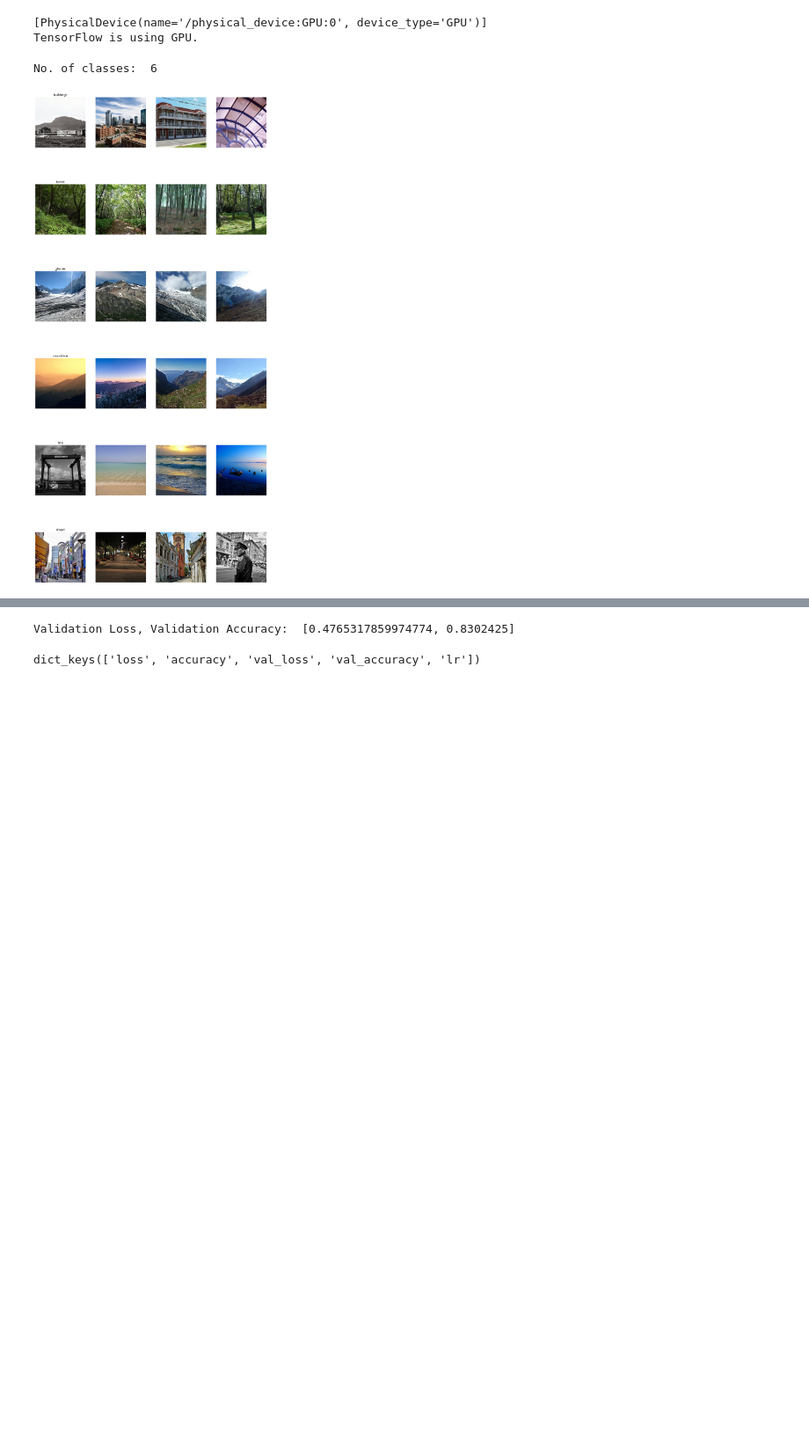
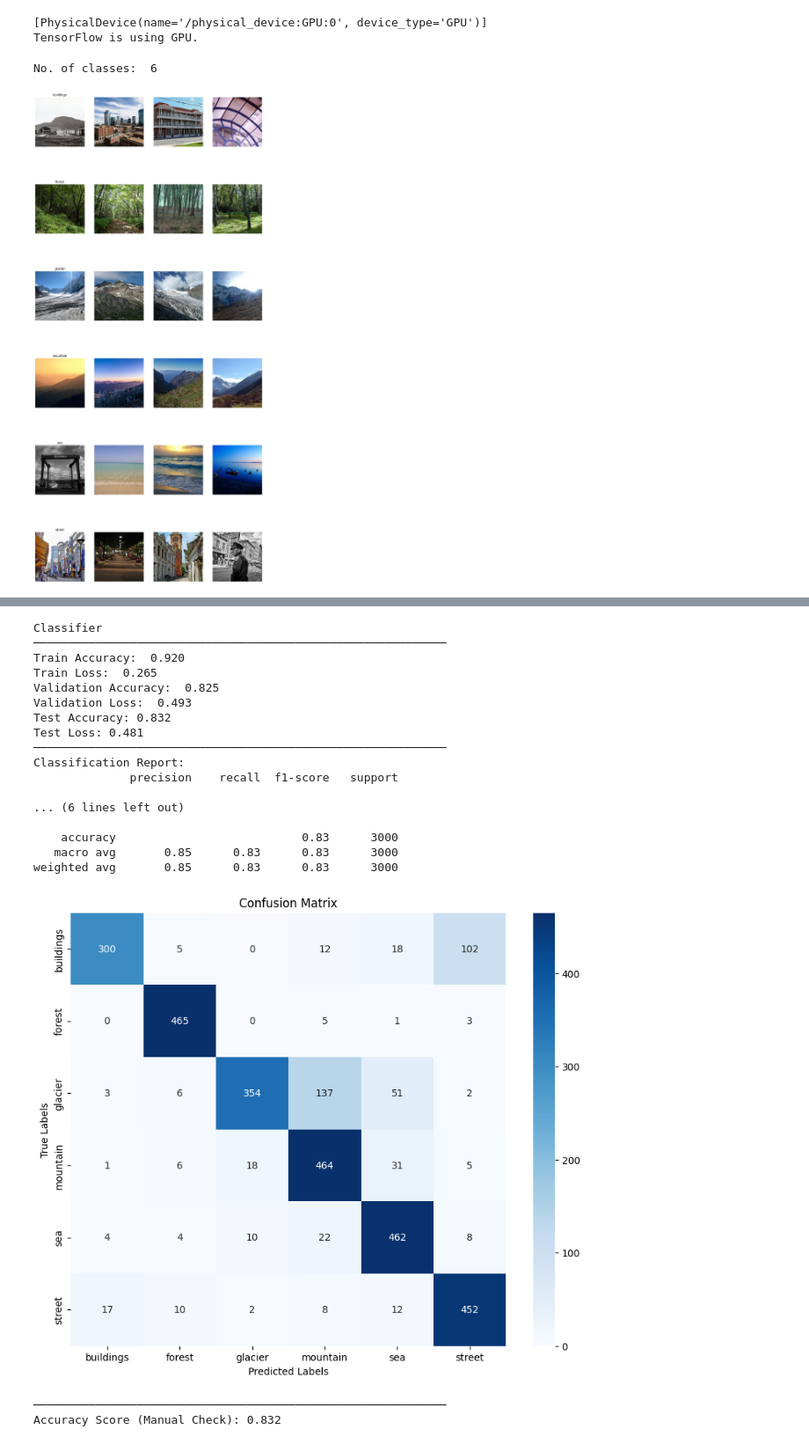
Before and after one commit to RafidUl-Karim/Intel-Image-Classification, a Jupyter notebook: Models/Keras-CNN.ipynb, the cells around one changed output, grey strips where cells are left out. Shown at 88% size. Saved outputs shown, nothing was run; the diff lists cells and outputs as text; code cells hidden in the pictures; blank space fills up the shorter version.

```diff
--- a/Models/Keras-CNN.ipynb
+++ b/Models/Keras-CNN.ipynb
@@ -120,7 +120,10 @@ test_generator = test_datagen.flow_from_directory(
     class_mode = 'sparse',
     seed = 1,
     color_mode = 'rgb',
-    shuffle = True)
+    shuffle = False)
+
+x_batch, y_batch = next(train_generator)
+print("Labels for first batch: ", y_batch[:5])
 # %% [output]
 Found 12632 images belonging to 6 classes.
 Found 1402 images belonging to 6 classes.
@@ -239,12 +239,65 @@ Test Loss, Test Accuracy:  [0.5718719718304086, 0.80233335]
-# %%
-Validation_results = model.evaluate_generator(validation_generator, steps=len(validation_generator)//BS)
-print('Validation Loss, Validation Accuracy: ', Validation_results)
-# %% [output]
-Validation Loss, Validation Accuracy:  [0.4765317859974774, 0.8302425]
-# %%
-print(history.history.keys())
-# %% [output]
-dict_keys(['loss', 'accuracy', 'val_loss', 'val_accuracy', 'lr'])
+# %%
+from sklearn.metrics import accuracy_score, classification_report, confusion_matrix
+import seaborn as sns
+import matplotlib.pyplot as plt
+
+test_loss, test_accuracy = model.evaluate(test_generator, verbose=0)
+
+best_accuracy_index = np.argmax(history.history['accuracy'])
+best_train_accuracy = max(history.history['accuracy'])
+best_train_loss = history.history['loss'][best_accuracy_index]
+
+validation_loss, validation_accuracy = model.evaluate(validation_generator, verbose=0)
+
+predictions = model.predict(test_generator, verbose=0)
+predicted_classes = np.argmax(predictions, axis=1)
+true_classes = test_generator.classes
+class_labels = list(test_generator.class_indices.keys())
+
+print("Classifier")
+print("─" * 60)
+print('Train Accuracy: ', "{:.3f}".format(best_train_accuracy))
+print('Train Loss: ', "{:.3f}".format(best_train_loss))
+print('Validation Accuracy: ', "{:.3f}".format(validation_accuracy))
+print('Validation Loss: ', "{:.3f}".format(validation_loss))
+print(f"Test Accuracy: {test_accuracy:.3f}")
+print(f"Test Loss: {test_loss:.3f}")
+print("─" * 60)
+
+print("Classification Report:")
+print(classification_report(true_classes, predicted_classes, target_names=class_labels))
+
+conf_matrix = confusion_matrix(true_classes, predicted_classes)
+plt.figure(figsize=(10, 8))
+sns.heatmap(conf_matrix, annot=True, fmt='d', cmap='Blues', xticklabels=class_labels, yticklabels=class_labels)
+plt.title('Confusion Matrix')
+plt.xlabel('Predicted Labels')
+plt.ylabel('True Labels')
+plt.show()
+
+print("─" * 60)
+print("Accuracy Score (Manual Check): {:.3f}".format(accuracy_score(true_classes, predicted_classes)))
+# %% [output]
+Classifier
+────────────────────────────────────────────────────────────
+Train Accuracy:  0.920
+Train Loss:  0.265
+Validation Accuracy:  0.825
+Validation Loss:  0.493
+Test Accuracy: 0.832
+Test Loss: 0.481
+────────────────────────────────────────────────────────────
+Classification Report:
+              precision    recall  f1-score   support
+
+... (6 lines left out)
+
+    accuracy                           0.83      3000
+   macro avg       0.85      0.83      0.83      3000
+weighted avg       0.85      0.83      0.83      3000
+[figure, added]
+────────────────────────────────────────────────────────────
+Accuracy Score (Manual Check): 0.832
 # %%
 plt.plot(history.history['accuracy'])
 plt.plot(history.history['val_accuracy'])
```
Also changed, not shown: parts of 5 cells of this notebook, 1 other file.
